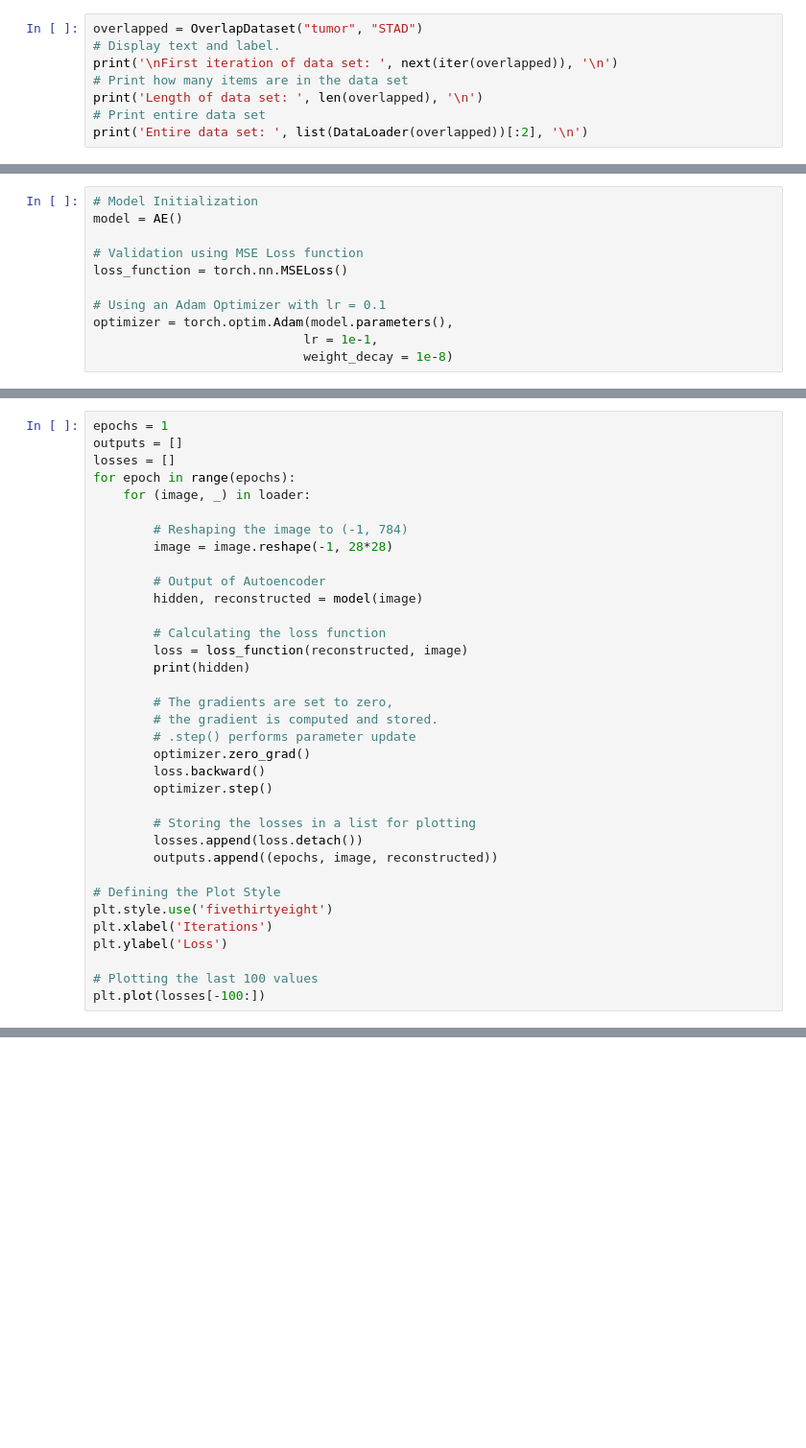
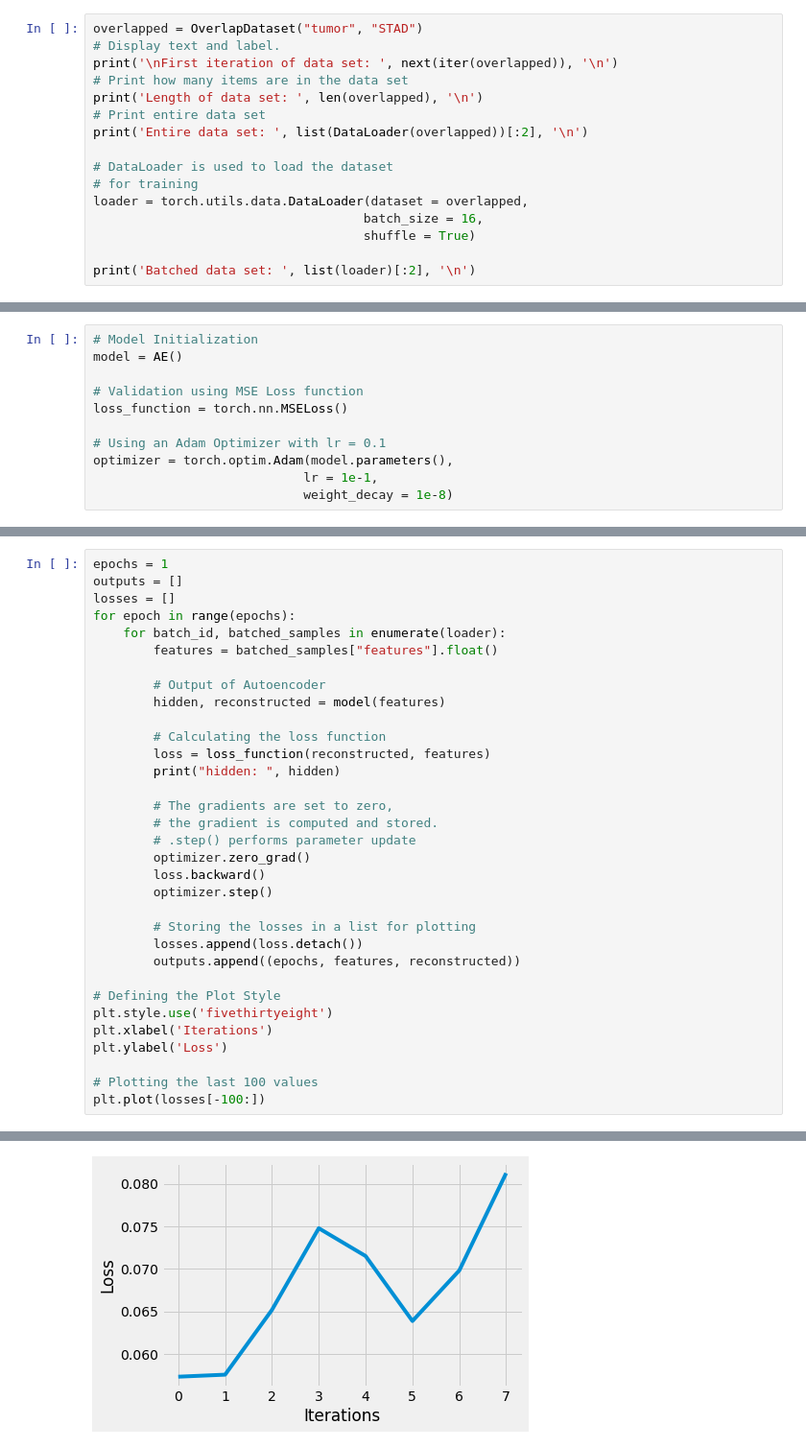
Before and after one commit to GdePaulo/Host-Microbial-Omics-Integration, a Jupyter notebook: integration.ipynb, the cells around one changed output, grey strips where cells are left out. Shown at 96% size. Cells and saved outputs as stored; diff of their text form; blank space fills up the shorter version.

Commit message:
Add DataLoader with overlapped data to AE training pipeline

```diff
--- a/integration.ipynb
+++ b/integration.ipynb
@@ -81,6 +67,14 @@ print('\nFirst iteration of data set: ', next(iter(overlapped)), '\n')
 print('Length of data set: ', len(overlapped), '\n')
 # Print entire data set
 print('Entire data set: ', list(DataLoader(overlapped))[:2], '\n')
+
+# DataLoader is used to load the dataset
+# for training
+loader = torch.utils.data.DataLoader(dataset = overlapped,
+									batch_size = 16,
+									shuffle = True)
+
+print('Batched data set: ', list(loader)[:2], '\n')
 # %% [output]
 First iteration of data set:  {'features': array([0.        , 0.        , 0.        , 0.        , 0.        ,
        0.65618724, 0.77328287, 0.14825781, 0.18096101, 0.53191298]), 'target': 1}
@@ -152,17 +153,15 @@ epochs = 1
 outputs = []
 losses = []
 for epoch in range(epochs):
-	for (image, _) in loader:
-
-		# Reshaping the image to (-1, 784)
-		image = image.reshape(-1, 28*28)
+	for batch_id, batched_samples in enumerate(loader):
+		features = batched_samples["features"].float()
 
 		# Output of Autoencoder
-		hidden, reconstructed = model(image)
+		hidden, reconstructed = model(features)
 
 		# Calculating the loss function
-		loss = loss_function(reconstructed, image)
-		print(hidden)
+		loss = loss_function(reconstructed, features)
+		print("hidden: ", hidden)
 
 		# The gradients are set to zero,
 		# the gradient is computed and stored.
@@ -173,7 +172,7 @@ for epoch in range(epochs):
 
 		# Storing the losses in a list for plotting
 		losses.append(loss.detach())
-		outputs.append((epochs, image, reconstructed))
+		outputs.append((epochs, features, reconstructed))
 
 # Defining the Plot Style
 plt.style.use('fivethirtyeight')
@@ -182,3 +181,4 @@ plt.ylabel('Loss')
 
 # Plotting the last 100 values
 plt.plot(losses[-100:])
+# %% [output]
@@ -184,0 +203 @@ plt.plot(losses[-100:])
+[figure, added]
```
Also changed, not shown: parts of 8 cells of this notebook.
